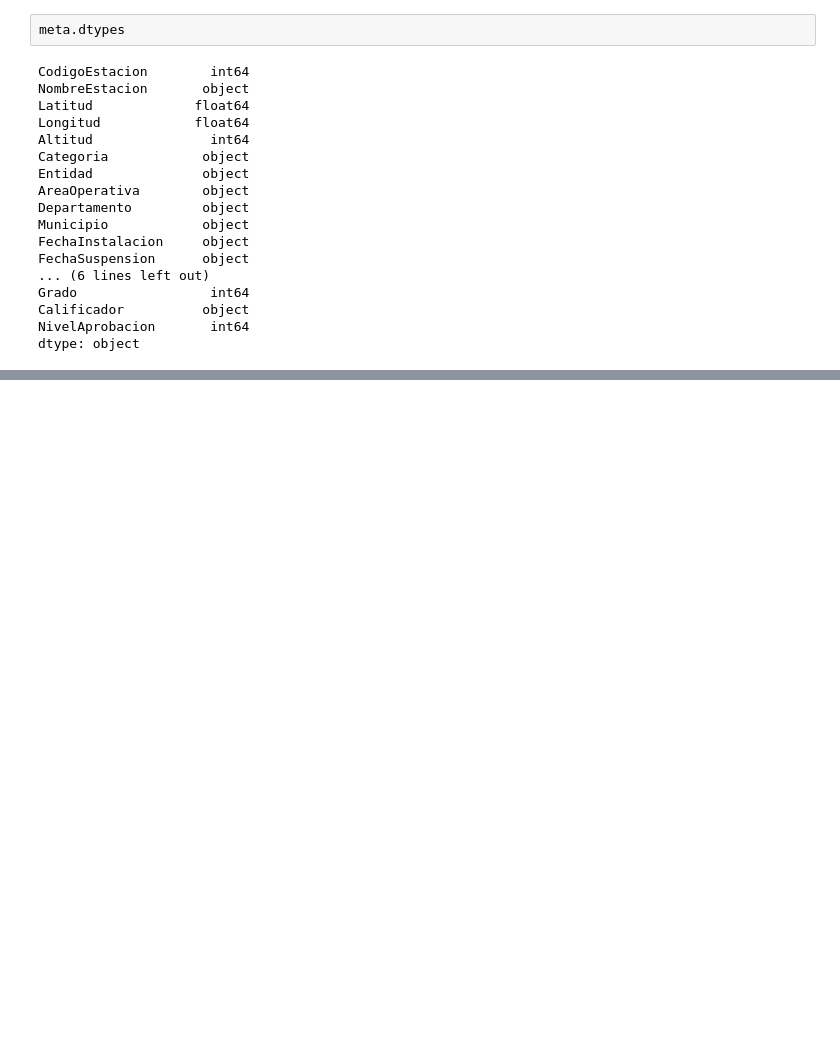
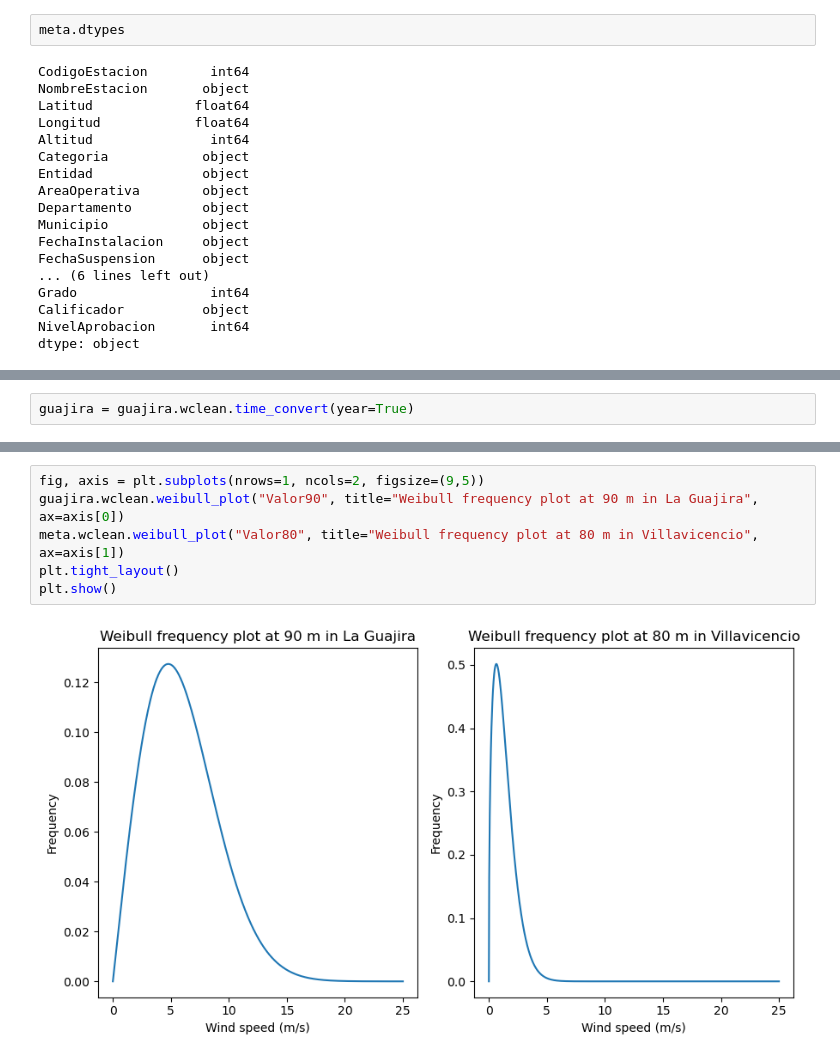
Before and after one commit to marlon-cooh/eda_projects, a Jupyter notebook: 3-wind-exploration.ipynb, the cells around one changed output, grey strips where cells are left out. Drawn from its saved outputs; the diff is of its cells as text; blank space fills up the shorter version.

```diff
--- a/3-wind-exploration.ipynb
+++ b/3-wind-exploration.ipynb
@@ -102,0 +103,2 @@ ValueError: Can only use .dt accessor with datetimelike values, your column is n
+# %%
+guajira = guajira.wclean.time_convert(year=True)
@@ -102,0 +121,8 @@ ValueError: Can only use .dt accessor with datetimelike values, your column is n
+# %%
+fig, axis = plt.subplots(nrows=1, ncols=2, figsize=(9,5))
+guajira.wclean.weibull_plot("Valor90", title="Weibull frequency plot at 90 m in La Guajira", ax=axis[0])
+meta.wclean.weibull_plot("Valor80", title="Weibull frequency plot at 80 m in Villavicencio", ax=axis[1])
+plt.tight_layout()
+plt.show()
+# %% [output]
+[figure, added]
```
Also changed, not shown: parts of 7 cells of this notebook, 1 other file.
